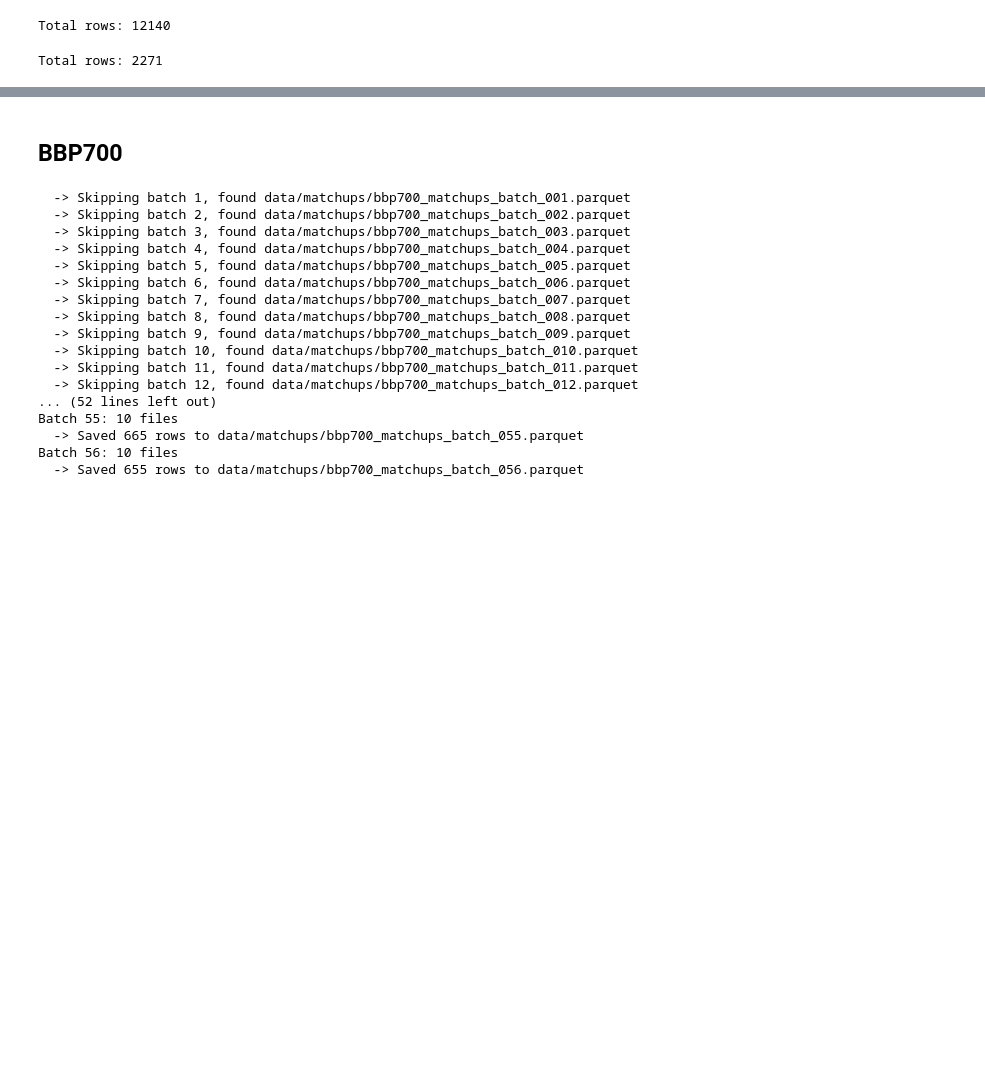
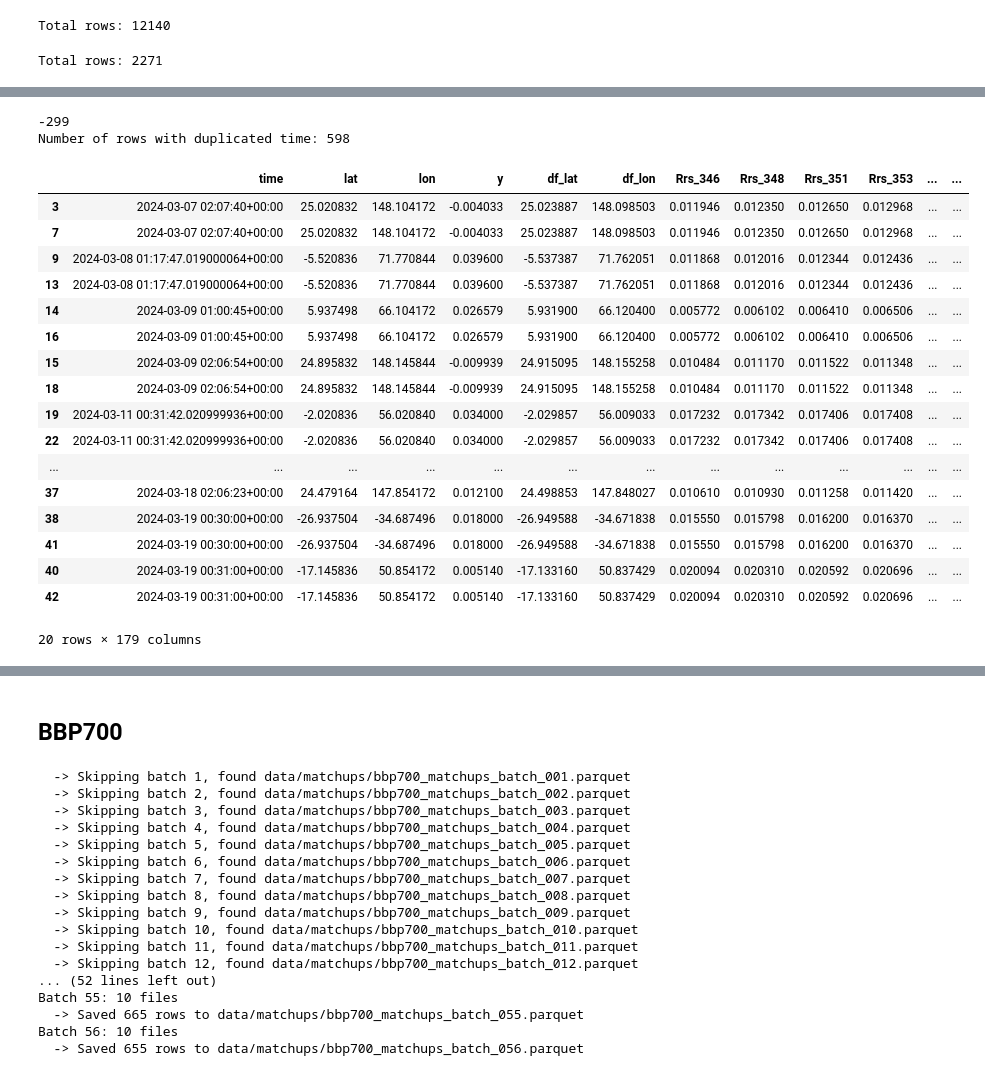
Before and after one commit to eeholmes/2025-tutorials, a Jupyter notebook: argo-matchups.ipynb, the cells around one changed output, grey strips where cells are left out. Cells and saved outputs as stored; diff of their text form; code cells hidden in the pictures; blank space fills up the shorter version.

Commit message:
before some big changes
cleanup

```diff
--- a/argo-matchups.ipynb
+++ b/argo-matchups.ipynb
@@ -297,0 +340,28 @@ Total rows: 2271
+# %%
+%%time
+from datetime import datetime
+
+# Make sure to refresh fileset to minimize the chance that the token expires before we are done
+# this for loop consumes about 6Gb of RAM
+fileset = earthaccess.open(results, pqdm_kwargs={"disable": True} );
+
+df_plus = []
+for i, f in enumerate(fileset):
+    if not i % 100: print(f"Processing day {i} of {len(fileset)}: {datetime.now():%H:%M:%S}")
+    df_record, pts = mu.one_file_matches(f, df, ds_vec_name=None, ds_var_name="chlor_a")
+    if df_record is None or len(df_record) == 0:
+        print(f"Skipped day {i} no data in df")
+        continue
+    # error check
+    if len(df_record) != len(pts):
+        raise ValueError(f"Row mismatch: df_record={len(df_record)}, pts={len(pts)}")
+
+    # left "concat": keep df_record rows, add pts columns by position
+    df_record_plus = pd.concat(
+        [
+            df_record.reset_index(drop=True),
+            pts.reset_index(drop=True),
+        ], axis=1,)
+    df_plus.append(df_record_plus)
+df_plus = pd.concat(df_plus, ignore_index=True)
+df_plus
@@ -297,0 +387,4 @@ Total rows: 2271
+# %%
+for i, f in enumerate(fileset[0:3]):
+    df_record, pts = mu.one_file_matches(f, df, ds_vec_name=None, ds_var_name="chlor_a")
+df_record
@@ -297,0 +403,32 @@ Total rows: 2271
+# %%
+df_test = pd.read_parquet(f"tutorial_data/{var}_argo_rss_chl.parquet")
+# %%
+# How many duplicated times?
+print(len(df)-len(df_test))
+dup_mask = df_test[["time", "lat", "lon", "y", "df_lat", "df_lon"]].duplicated(keep=False)  # marks *all* rows with duplicated time
+print("Number of rows with duplicated time:", dup_mask.sum())
+# %% [output]
+-299
+Number of rows with duplicated time: 598
+# %%
+df_dups = df_test[dup_mask].sort_values("time")
+df_dups.head(20)
+# %% [output]
+|  | time | lat | lon | y | df_lat | df_lon | Rrs_346 | Rrs_348 | Rrs_351 | Rrs_353 | ... | ... |
+| 3 | 2024-03-07 02:07:40+00:00 | 25.020832 | 148.104172 | -0.004033 | 25.023887 | 148.098503 | 0.011946 | 0.012350 | 0.012650 | 0.012968 | ... | ... |
+| 7 | 2024-03-07 02:07:40+00:00 | 25.020832 | 148.104172 | -0.004033 | 25.023887 | 148.098503 | 0.011946 | 0.012350 | 0.012650 | 0.012968 | ... | ... |
+| 9 | 2024-03-08 01:17:47.019000064+00:00 | -5.520836 | 71.770844 | 0.039600 | -5.537387 | 71.762051 | 0.011868 | 0.012016 | 0.012344 | 0.012436 | ... | ... |
+| 13 | 2024-03-08 01:17:47.019000064+00:00 | -5.520836 | 71.770844 | 0.039600 | -5.537387 | 71.762051 | 0.011868 | 0.012016 | 0.012344 | 0.012436 | ... | ... |
+| 14 | 2024-03-09 01:00:45+00:00 | 5.937498 | 66.104172 | 0.026579 | 5.931900 | 66.120400 | 0.005772 | 0.006102 | 0.006410 | 0.006506 | ... | ... |
+| 16 | 2024-03-09 01:00:45+00:00 | 5.937498 | 66.104172 | 0.026579 | 5.931900 | 66.120400 | 0.005772 | 0.006102 | 0.006410 | 0.006506 | ... | ... |
+| 15 | 2024-03-09 02:06:54+00:00 | 24.895832 | 148.145844 | -0.009939 | 24.915095 | 148.155258 | 0.010484 | 0.011170 | 0.011522 | 0.011348 | ... | ... |
+| 18 | 2024-03-09 02:06:54+00:00 | 24.895832 | 148.145844 | -0.009939 | 24.915095 | 148.155258 | 0.010484 | 0.011170 | 0.011522 | 0.011348 | ... | ... |
+| 19 | 2024-03-11 00:31:42.020999936+00:00 | -2.020836 | 56.020840 | 0.034000 | -2.029857 | 56.009033 | 0.017232 | 0.017342 | 0.017406 | 0.017408 | ... | ... |
+| 22 | 2024-03-11 00:31:42.020999936+00:00 | -2.020836 | 56.020840 | 0.034000 | -2.029857 | 56.009033 | 0.017232 | 0.017342 | 0.017406 | 0.017408 | ... | ... |
+| ... | ... | ... | ... | ... | ... | ... | ... | ... | ... | ... | ... | ... |
+| 37 | 2024-03-18 02:06:23+00:00 | 24.479164 | 147.854172 | 0.012100 | 24.498853 | 147.848027 | 0.010610 | 0.010930 | 0.011258 | 0.011420 | ... | ... |
+| 38 | 2024-03-19 00:30:00+00:00 | -26.937504 | -34.687496 | 0.018000 | -26.949588 | -34.671838 | 0.015550 | 0.015798 | 0.016200 | 0.016370 | ... | ... |
+| 41 | 2024-03-19 00:30:00+00:00 | -26.937504 | -34.687496 | 0.018000 | -26.949588 | -34.671838 | 0.015550 | 0.015798 | 0.016200 | 0.016370 | ... | ... |
+| 40 | 2024-03-19 00:31:00+00:00 | -17.145836 | 50.854172 | 0.005140 | -17.133160 | 50.837429 | 0.020094 | 0.020310 | 0.020592 | 0.020696 | ... | ... |
+| 42 | 2024-03-19 00:31:00+00:00 | -17.145836 | 50.854172 | 0.005140 | -17.133160 | 50.837429 | 0.020094 | 0.020310 | 0.020592 | 0.020696 | ... | ... |
+20 rows × 179 columns
```
Also changed, not shown: parts of 15 cells of this notebook.
